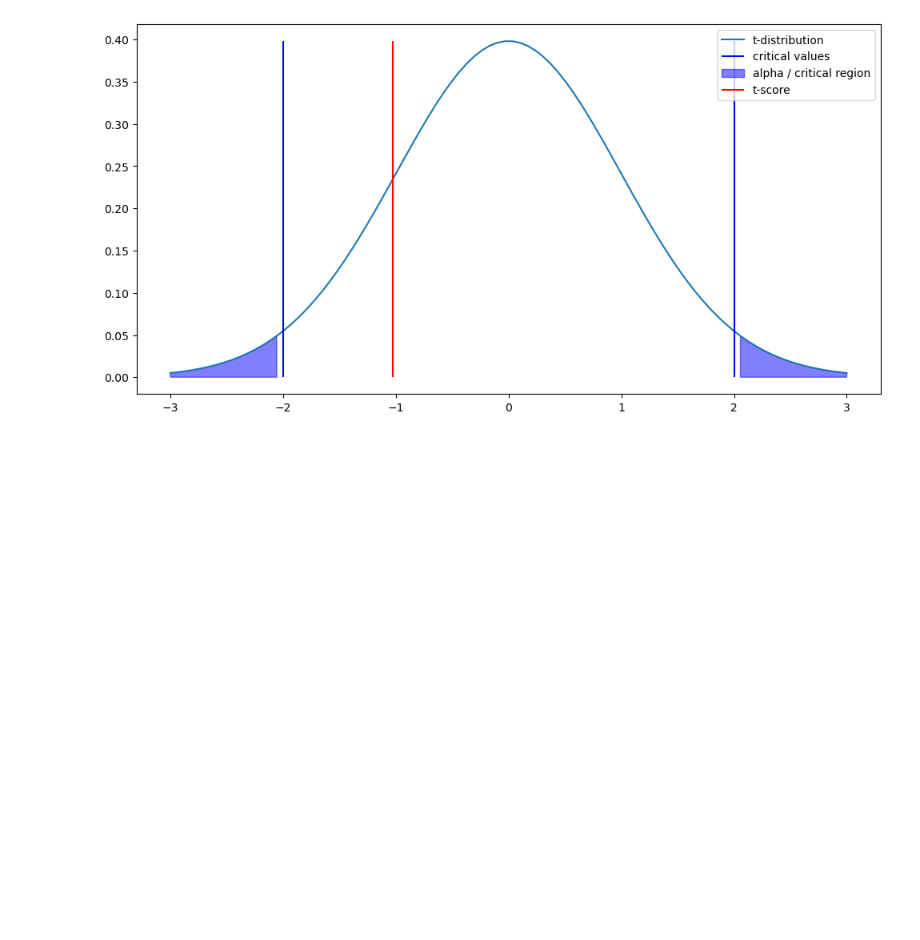
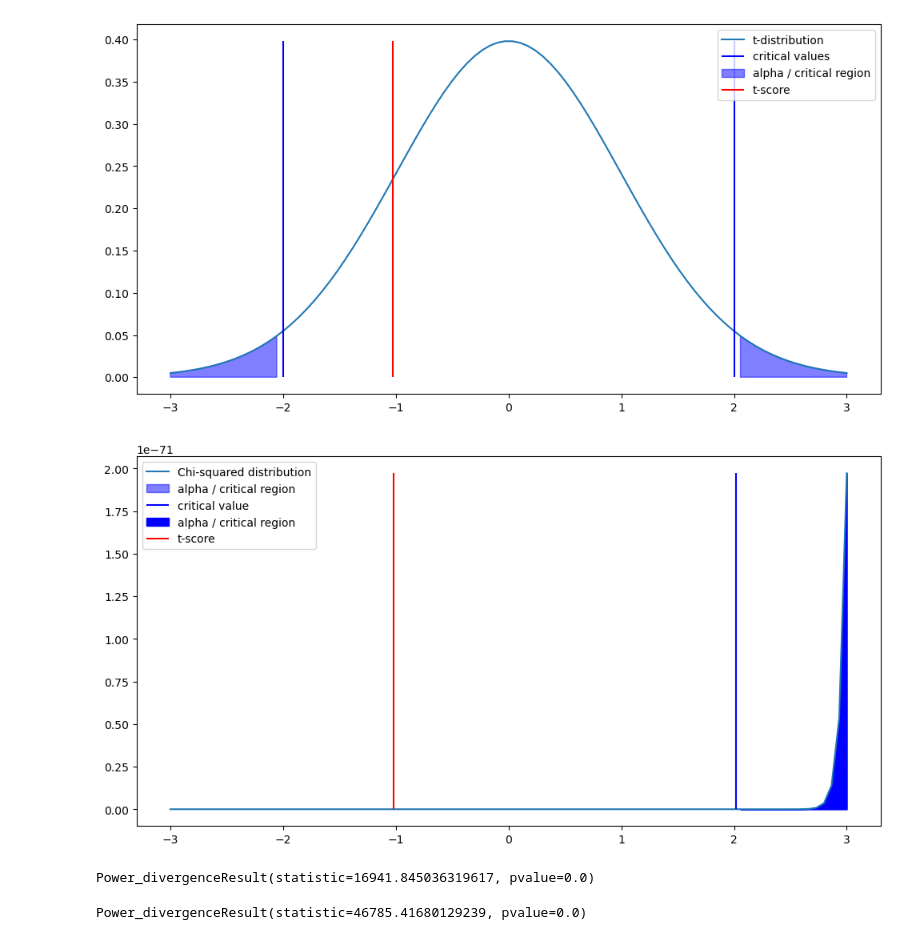
Before and after one commit to ctalladen78/WBSbootcamp23, a Jupyter notebook: week5/hypothesis_testing.ipynb, the cells around one changed output. Saved outputs shown, nothing was run; the diff lists cells and outputs as text; code cells hidden in the pictures; blank space fills up the shorter version.

```diff
--- a/week5/hypothesis_testing.ipynb
+++ b/week5/hypothesis_testing.ipynb
@@ -166,11 +166,13 @@ print(sm.stats.ttest_ind(le_se,ser_se))
 from scipy.stats import norm
 # %%
 # learn vs integrate CTR
-dof = 129
+# dof = 129 # learn vs integrate
+dof = 120 # ser vs int
 # ztable lookup
 # cv = 1.98
 cv = 2.02
-t_score = -1.0237360143562562
+# t_score = -1.0237360143562562 # learn vs integrate
+t_score = -1.0210986532335857 # ser vs int
 xt = np.linspace(-3,3,90)
 
 
@@ -208,7 +210,38 @@ plt.legend()
 plt.show()
 # %% [output]
 [figure]
+# %%
+#@title t-distribution and t-score
+plt.figure(figsize=(12,6))
+# Plot a t-distribution with the degrees of freedom from our sample.
+plt.plot(xt, chi2.pdf(xt,dof), label="Chi-squared distribution")
+# plt.vlines(-2.0, ymin=0, ymax=max(chi2.pdf(xt,dof)), color="blue", label="critical values")
+# plt.vlines(2.0, ymin=0, ymax=max(chi2.pdf(xt,dof)), color="blue")
+# Shade the area under the curve for values more extreme than +/-2.08 (= alpha).
+plt.fill_between(xt, chi2.pdf(xt,dof), where=(xt>cv), color= "b", alpha=0.5, label="alpha / critical region")
+
+# Add vertical line for the critical value.
+plt.vlines(cv, ymin=0, ymax=max(chi2.pdf(xt,dof)), color="blue", label="critical value")
+
+# Shade the area under the curve for values more extreme than 4.6 (= alpha).
+plt.fill_between(xt, chi2.pdf(xt,dof), where=(xt>cv), color= "b", label="alpha / critical region")
+
+
+# Add a vertical line for the t-score.
+plt.vlines(t_score, ymin=0, ymax=max(chi2.pdf(xt,dof)), color="red", label="t-score")
+plt.legend()
+plt.show()
+# %% [output]
+[figure, added]
 # %%
 # let s1.sample s2.sample
 # get s1_mean s2_mean
 # sm.stats.ttest_ind(s1,s2)
+# %%
+chisquare(le_se)
+# %% [output]
+Power_divergenceResult(statistic=16941.845036319617, pvalue=0.0)
+# %%
+chisquare(int_se)
+# %% [output]
+Power_divergenceResult(statistic=46785.41680129239, pvalue=0.0)
```
Also changed, not shown: parts of 3 cells of this notebook.
